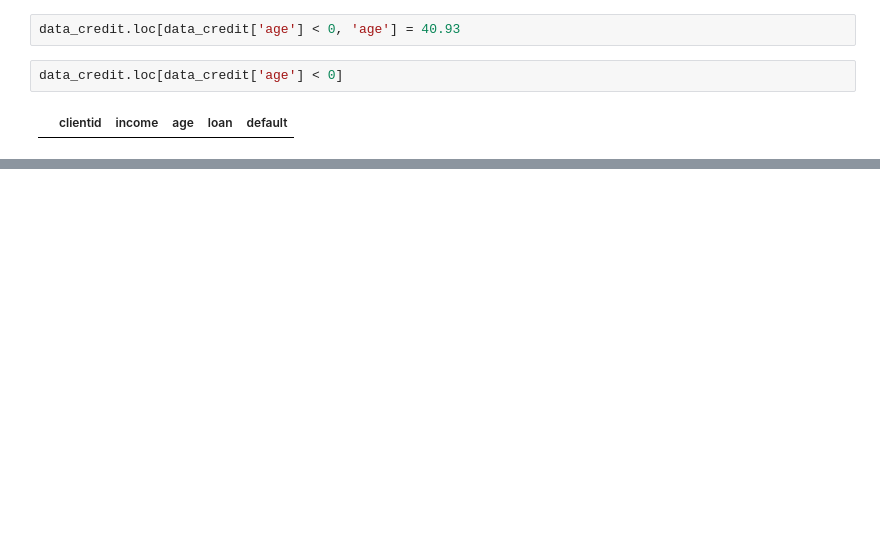
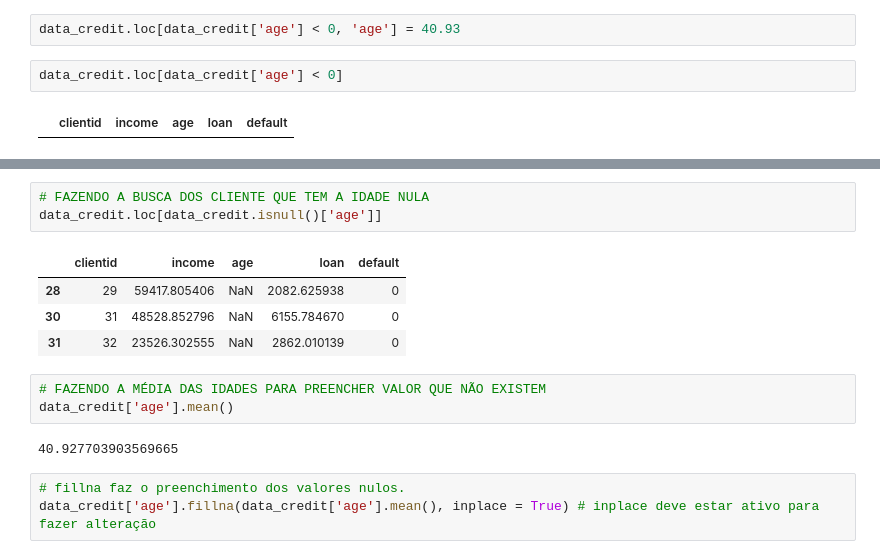
Before and after one commit to httpsdfaa/science-data-studies, a Jupyter notebook: machine-learning-az/machine_learning_course/pre-processing/pre-processing.ipynb, the cells around one changed output, grey strips where cells are left out. Cells and saved outputs as stored; diff of their text form; blank space fills up the shorter version.

```diff
--- a/machine-learning-az/machine_learning_course/pre-processing/pre-processing.ipynb
+++ b/machine-learning-az/machine_learning_course/pre-processing/pre-processing.ipynb
@@ -165,0 +187,16 @@ data_credit.loc[data_credit['age'] < 0]
+# %%
+# FAZENDO A BUSCA DOS CLIENTE QUE TEM A IDADE NULA
+data_credit.loc[data_credit.isnull()['age']]
+# %% [output]
+|  | clientid | income | age | loan | default |
+| 28 | 29 | 59417.805406 | NaN | 2082.625938 | 0 |
+| 30 | 31 | 48528.852796 | NaN | 6155.784670 | 0 |
+| 31 | 32 | 23526.302555 | NaN | 2862.010139 | 0 |
+# %%
+# FAZENDO A MÉDIA DAS IDADES PARA PREENCHER VALOR QUE NÃO EXISTEM
+data_credit['age'].mean()
+# %% [output]
+40.927703903569665
+# %%
+# fillna faz o preenchimento dos valores nulos.
+data_credit['age'].fillna(data_credit['age'].mean(), inplace = True) # inplace deve estar ativo para fazer alteração
```
Also changed, not shown: parts of 20 cells of this notebook.
